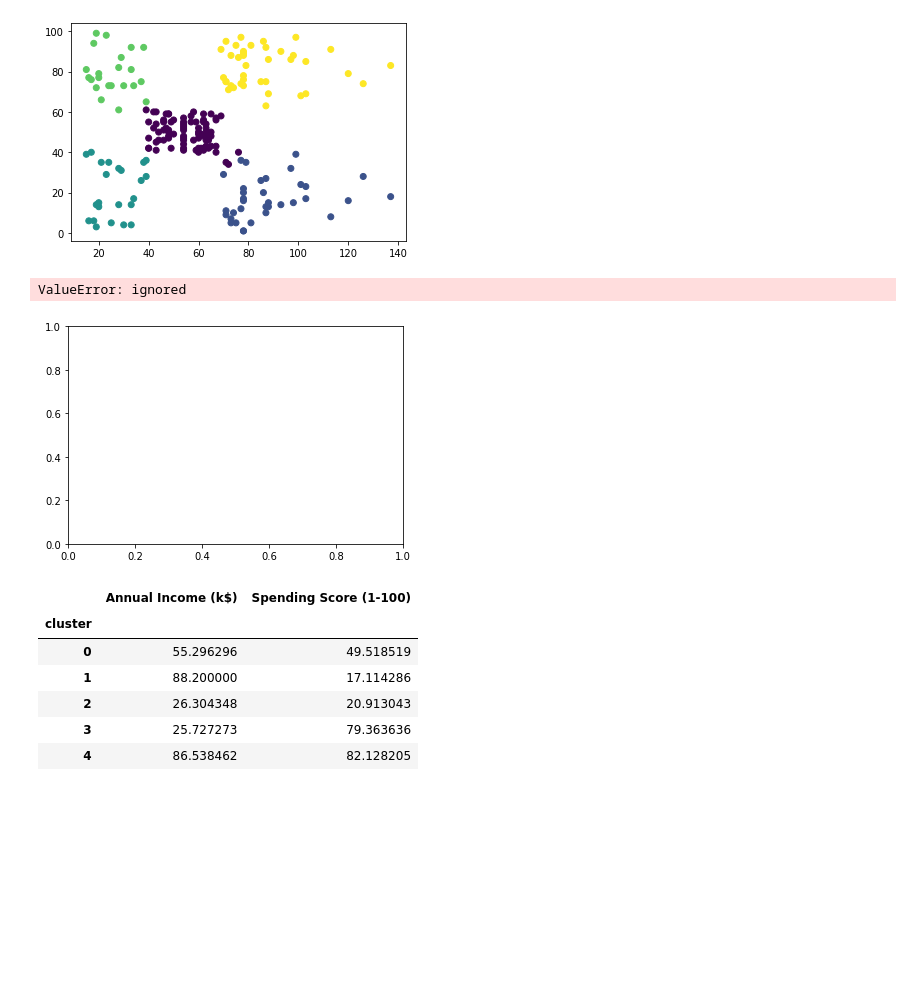
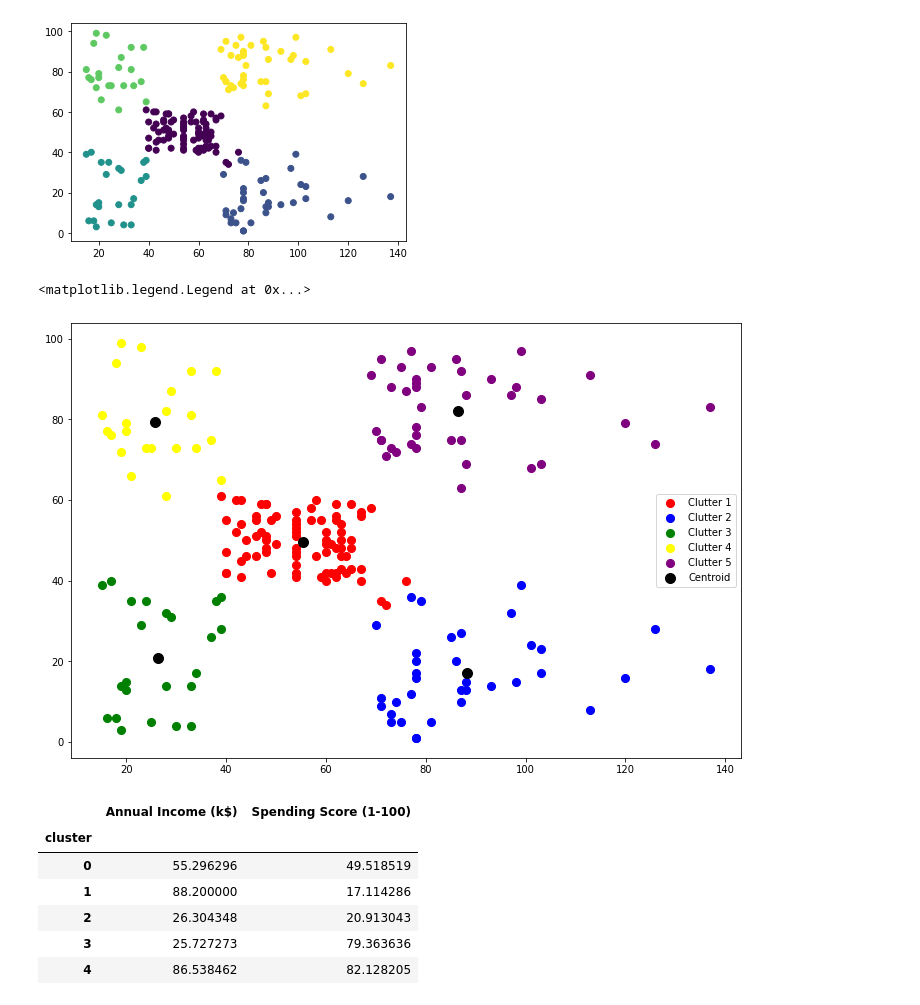
Before and after one commit to MuchauA/git_practice, a Jupyter notebook: K_Means.ipynb, the cells around one changed output. Saved outputs shown, nothing was run; the diff lists cells and outputs as text; code cells hidden in the pictures; blank space fills up the shorter version.

```diff
--- a/K_Means.ipynb
+++ b/K_Means.ipynb
@@ -89,18 +89,20 @@ plt.scatter(df['Annual Income (k$)'], df['Spending Score (1-100)'], c = rachael_
 # %% [output]
 <matplotlib.collections.PathCollection at 0x...>
 [figure]
-# %%
-plt.scatter(data[rachael_points ==0,0], data[rachael_points == 0,1], s = 65, c=rachael_points, label = "Clutter 1")
-plt.scatter(data[rachael_points ==1,0], data[rachael_points == 0,1], s = 65, c=rachael_points, label = "Clutter 1")
-plt.scatter(data[rachael_points ==2,0], data[rachael_points == 0,1], s = 65, c=rachael_points, label = "Clutter 1")
-plt.scatter(data[rachael_points ==3,0], data[rachael_points == 0,1], s = 65, c=rachael_points, label = "Clutter 1")
-plt.scatter(data[rachael_points ==0,0], data[rachael_points == 0,1], s = 65, c=rachael_points, label = "Clutter 1")
-plt.scatter(data[rachael_points ==0,0], data[rachael_points == 0,1], s = 65, c=rachael_points, label = "Clutter 1")
-
-plt.scatter(Rachael.cluster_centers_[:, 0], Rachael.cluster_centers_[:, 1], s = 100, c = "black", label = "Centroid")
-# %% [output]
-ValueError: ignored
-[figure, removed]
+# %%
+plt.figure(figsize=(12,8))
+plt.scatter(data[rachael_points ==0,0], data[rachael_points == 0,1], s = 65, c="red", label = "Clutter 1")
+plt.scatter(data[rachael_points ==1,0], data[rachael_points == 1,1], s = 65, c="blue", label = "Clutter 2")
+plt.scatter(data[rachael_points ==2,0], data[rachael_points == 2,1], s = 65, c="green", label = "Clutter 3")
+plt.scatter(data[rachael_points ==3,0], data[rachael_points == 3,1], s = 65, c="yellow", label = "Clutter 4")
+plt.scatter(data[rachael_points ==4,0], data[rachael_points == 4,1], s = 65, c="purple", label = "Clutter 5")
+
+
+plt.scatter(Rachael.cluster_centers_[:, 0], Rachael.cluster_centers_[:, 1], s = 100, c = "black", label = "Centroid")
+plt.legend()
+# %% [output]
+<matplotlib.legend.Legend at 0x...>
+[figure, added]
 # %%
 new_df = pd.DataFrame(data, columns = ['Annual Income (k$)',
        'Spending Score (1-100)'])
```
